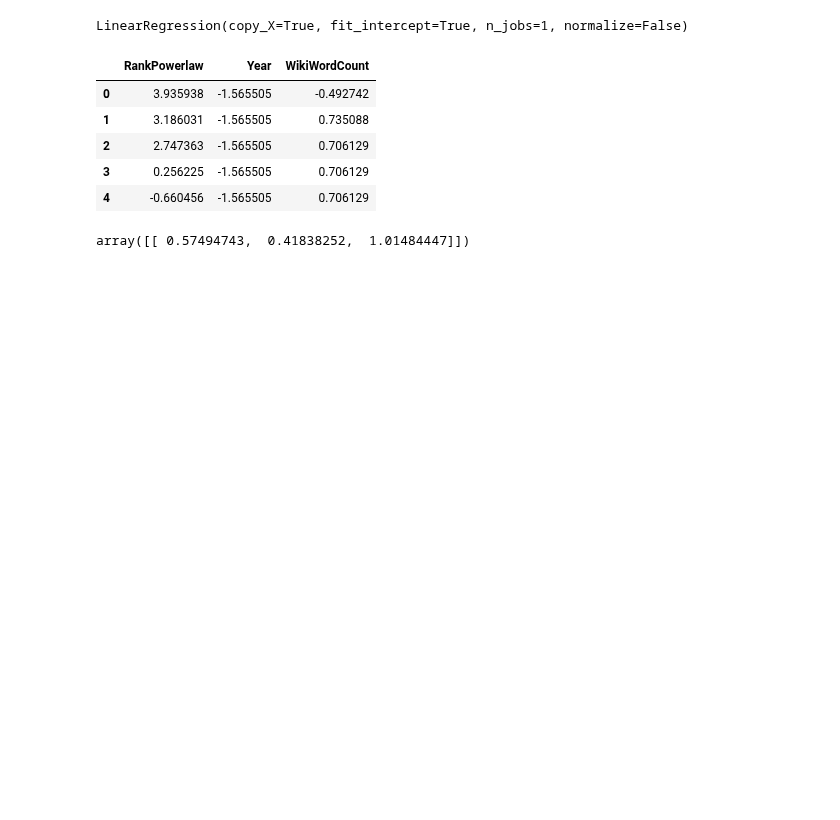
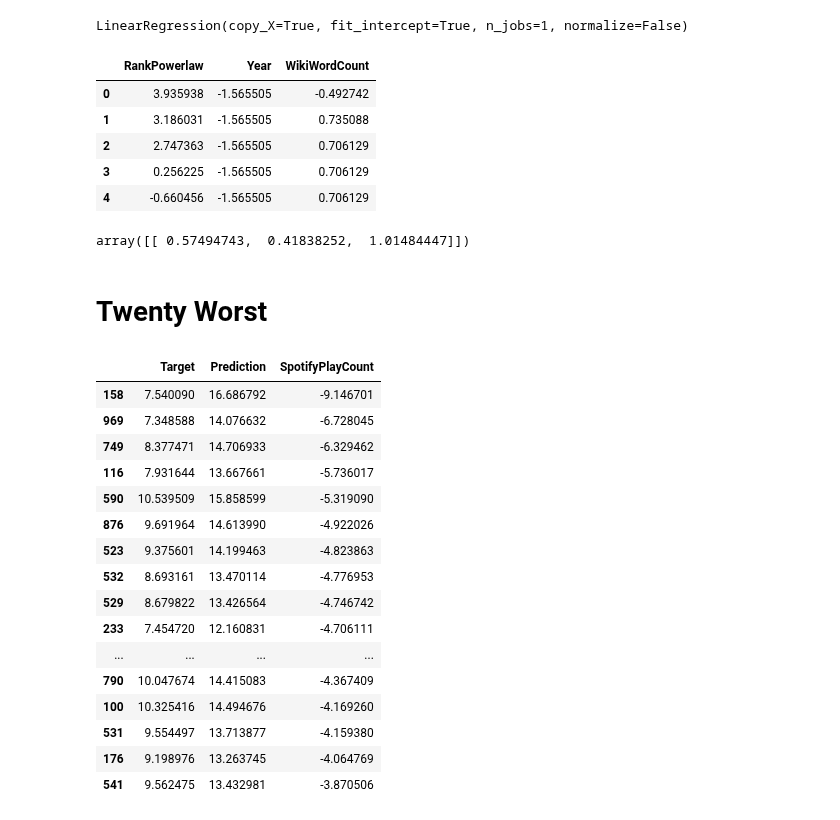
Before and after one commit to caitaozhan/CSE519-Homework-Project, a Jupyter notebook: TheProject/src/music_Caitao_new.ipynb, the cells around one changed output. Cells and saved outputs as stored; diff of their text form; code cells hidden in the pictures; blank space fills up the shorter version.

```diff
--- a/TheProject/src/music_Caitao_new.ipynb
+++ b/TheProject/src/music_Caitao_new.ipynb
@@ -320,3 +322,25 @@ feature.head()
 lr2.coef_
 # %% [output]
 array([[ 0.57494743,  0.41838252,  1.01484447]])
+# %% [markdown]
+# Twenty Worst
+# %%
+best.nsmallest(20, columns='SpotifyPlayCount')
+# %% [output]
+|  | Target | Prediction | SpotifyPlayCount |
+| 158 | 7.540090 | 16.686792 | -9.146701 |
+| 969 | 7.348588 | 14.076632 | -6.728045 |
+| 749 | 8.377471 | 14.706933 | -6.329462 |
+| 116 | 7.931644 | 13.667661 | -5.736017 |
+| 590 | 10.539509 | 15.858599 | -5.319090 |
+| 876 | 9.691964 | 14.613990 | -4.922026 |
+| 523 | 9.375601 | 14.199463 | -4.823863 |
+| 532 | 8.693161 | 13.470114 | -4.776953 |
+| 529 | 8.679822 | 13.426564 | -4.746742 |
+| 233 | 7.454720 | 12.160831 | -4.706111 |
+| ... | ... | ... | ... |
+| 790 | 10.047674 | 14.415083 | -4.367409 |
+| 100 | 10.325416 | 14.494676 | -4.169260 |
+| 531 | 9.554497 | 13.713877 | -4.159380 |
+| 176 | 9.198976 | 13.263745 | -4.064769 |
+| 541 | 9.562475 | 13.432981 | -3.870506 |
```
Also changed, not shown: parts of 3 cells of this notebook.
